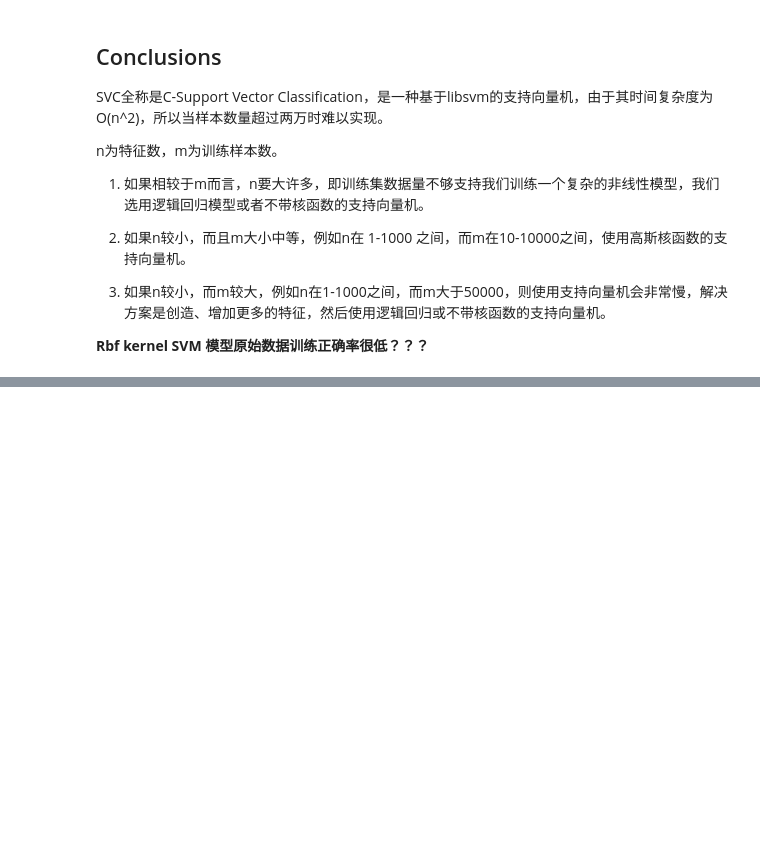
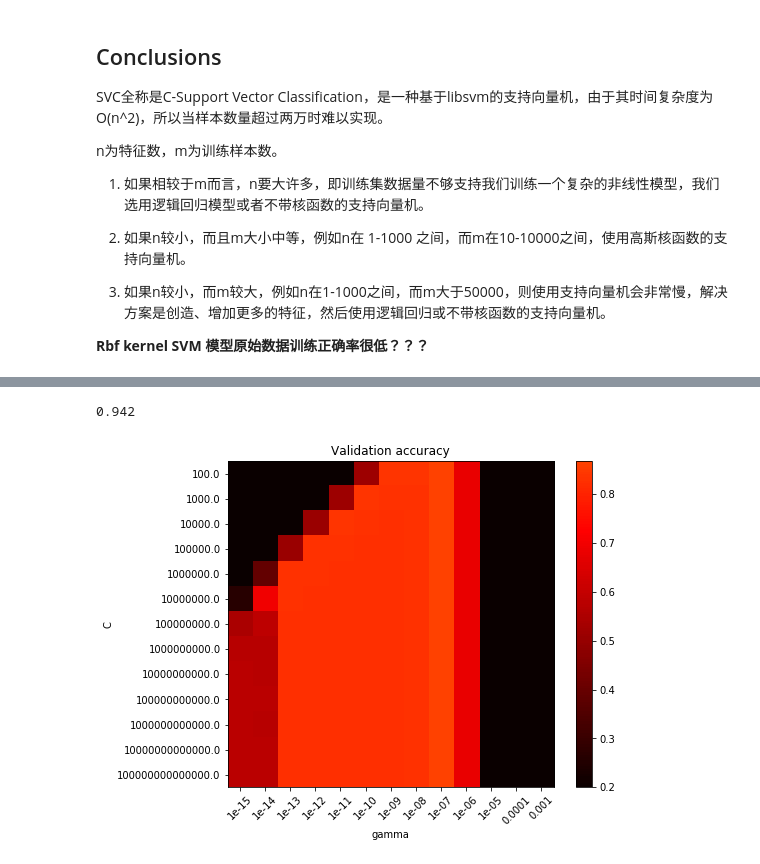
Before and after one commit to zhenglinj/ml-competion, a Jupyter notebook: kaggle/getting-started/digit-recognizer/Compare_rbf_kernel_SVM_vs_linear_kernel_SVM_vs_PCA_rbf_kernel_SVM.ipynb, the cells around one changed output, grey strips where cells are left out. Saved outputs shown, nothing was run; the diff lists cells and outputs as text; code cells hidden in the pictures; blank space fills up the shorter version.

```diff
--- a/kaggle/getting-started/digit-recognizer/Compare_rbf_kernel_SVM_vs_linear_kernel_SVM_vs_PCA_rbf_kernel_SVM.ipynb
+++ b/kaggle/getting-started/digit-recognizer/Compare_rbf_kernel_SVM_vs_linear_kernel_SVM_vs_PCA_rbf_kernel_SVM.ipynb
@@ -13,8 +13,8 @@ import pandas as pd  # data processing, CSV file I/O (e.g. pd.read_csv)
 ## Loading the Digits Dataset
 # %%
 #Local
-initData = False
-if not initData:
+initialized = False
+if not initialized:
     try:
         train = pd.read_csv("./input/train.csv")
         test = pd.read_csv("./input/test.csv")
@@ -27,7 +27,7 @@ if not initData:
 # %%
 #Colab
 #!pip install -q mnist
-if not initData:
+if not initialized:
     try:
         import mnist
         print(mnist.__version__)
@@ -36,11 +36,17 @@ if not initData:
         train_labels = mnist.train_labels()
         test_images = mnist.test_images()
         test_labels = mnist.test_labels()
-        print((train_images.shape, train_labels.shape, test_images.shape, test_labels.shape))
+        print((train_images.shape, train_labels.shape, test_images.shape,
+               test_labels.shape))
 
-        train_images_df = pd.DataFrame(train_images.reshape((train_images.shape[0], train_images.shape[1]*train_images.shape[2])))
+        train_images_df = pd.DataFrame(
+            train_images.reshape(
+                (train_images.shape[0],
+                 train_images.shape[1] * train_images.shape[2])))
         train_labels_df = pd.DataFrame(train_labels)
-        test_images_df = pd.DataFrame(test_images.reshape((test_images.shape[0], test_images.shape[1]*test_images.shape[2])))
+        test_images_df = pd.DataFrame(
+            test_images.reshape((test_images.shape[0],
+                                 test_images.shape[1] * test_images.shape[2])))
         test_labels_df = pd.DataFrame(test_labels)
         initData = True
     except Exception as e:
@@ -198,0 +349,31 @@ n为特征数，m为训练样本数。
+# %%
+best_rbf_clf = SVC(C=10, kernel='rbf', gamma=1e-07, decision_function_shape='ovo')
+best_rbf_clf.fit(x_train1, y_train1)  # 训练SVM
+best_rbf_clf.score(x_test, y_test)
+# %% [output]
+0.942
+# %%
+# Draw heatmap of the validation accuracy as a function of gamma and C
+#
+# The score are encoded as colors with the hot colormap which varies from dark
+# red to bright yellow. As the most interesting scores are all located in the
+# 0.92 to 0.97 range we use a custom normalizer to set the mid-point to 0.92 so
+# as to make it easier to visualize the small variations of score values in the
+# interesting range while not brutally collapsing all the low score values to
+# the same color.
+
+scores = grid.cv_results_['mean_test_score'].reshape(len(C_range),
+                                                     len(gamma_range))
+
+plt.figure(figsize=(8, 6))
+plt.imshow(scores, interpolation='nearest', cmap=plt.cm.hot,
+           norm=MidpointNormalize(vmin=0.2, midpoint=0.92))
+plt.xlabel('gamma')
+plt.ylabel('C')
+plt.colorbar()
+plt.xticks(np.arange(len(gamma_range)), gamma_range, rotation=45)
+plt.yticks(np.arange(len(C_range)), C_range)
+plt.title('Validation accuracy')
+plt.show()
+# %% [output]
+[figure, added]
```
Also changed, not shown: parts of 22 cells of this notebook, 2 other files.
